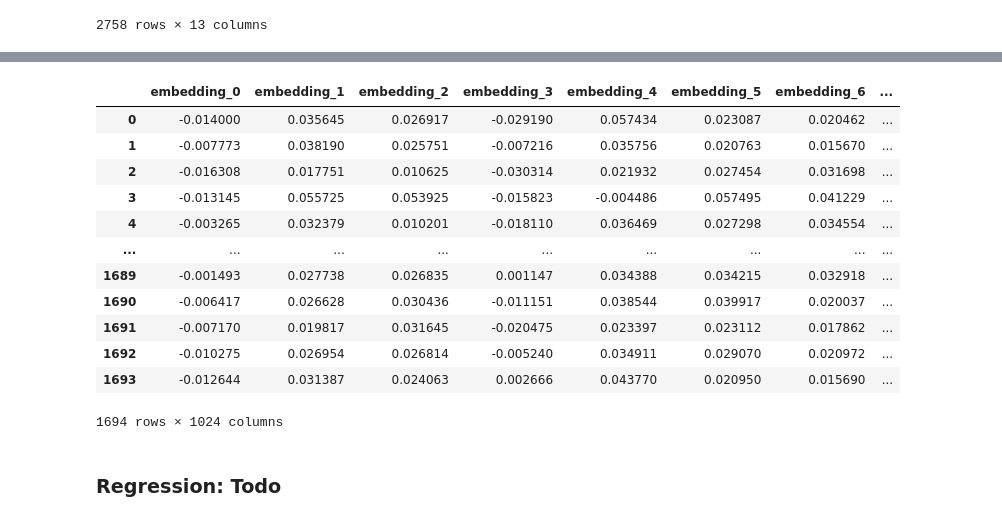
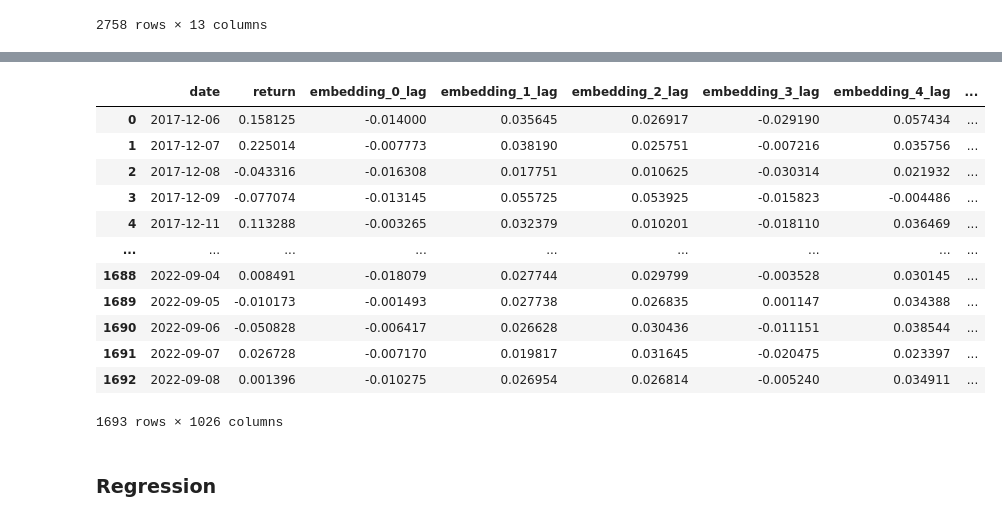
Before and after one commit to yeyechen/NLP-news-sentiment-on-cryptos, a Jupyter notebook: notebooks/embeddings.ipynb, the cells around one changed output, grey strips where cells are left out. Saved outputs shown, nothing was run; the diff lists cells and outputs as text; code cells hidden in the pictures.

Commit message:
Run Ridge regression with embeddings on btc returns

```diff
--- a/notebooks/embeddings.ipynb
+++ b/notebooks/embeddings.ipynb
@@ -190,7 +174,7 @@ import gc
 import json
 
 # load calculated embedding values from a saved file
-mistral_embed_df = pd.read_parquet('embeddings/mistral_embeddings.parquet')
+mistral_embed_df = pd.read_parquet('mistral_embeddings.parquet')
 
 # query news data
 client = Client(host=db_server_name, user=db_username, password=db_password)
@@ -317,5 +301,7 @@ mistal_embedding_btc_df
 17280 rows × 19 columns
 # %%
+import numpy as np
+
 daily_embed_df = (
     mistal_embedding_btc_df
     .groupby('date')
@@ -330,6 +316,8 @@ daily_embed_df = (
             }
         )
     )
-)
+).reset_index()
 
-daily_embed_df
+# lag embedding
+daily_embed_df['embedding_lag'] = daily_embed_df['embedding'].shift(1)
+daily_embed_df = daily_embed_df.drop(index=0, columns='embedding').reset_index(drop=True)
@@ -351,19 +324,26 @@ daily_embed_df
 # %%
-expanded_df = pd.DataFrame(daily_embed_df['embedding'].tolist(), columns=[f'embedding_{i}' for i in range(len(daily_embed_df['embedding'][0]))])
-expanded_df
+# expand the 'embedding' column into separate columns
+expanded_df = pd.DataFrame(
+    daily_embed_df['embedding_lag'].tolist(),
+    columns=[f'embedding_{i}_lag' for i in range(len(daily_embed_df['embedding_lag'][0]))]
+)
+
+daily_embed_df = pd.concat([daily_embed_df.drop(columns=['embedding_lag']), expanded_df], axis=1)
+
+daily_embed_df
 # %% [output]
-|  | embedding_0 | embedding_1 | embedding_2 | embedding_3 | embedding_4 | embedding_5 | embedding_6 | ... |
-| 0 | -0.014000 | 0.035645 | 0.026917 | -0.029190 | 0.057434 | 0.023087 | 0.020462 | ... |
-| 1 | -0.007773 | 0.038190 | 0.025751 | -0.007216 | 0.035756 | 0.020763 | 0.015670 | ... |
-| 2 | -0.016308 | 0.017751 | 0.010625 | -0.030314 | 0.021932 | 0.027454 | 0.031698 | ... |
-| 3 | -0.013145 | 0.055725 | 0.053925 | -0.015823 | -0.004486 | 0.057495 | 0.041229 | ... |
-| 4 | -0.003265 | 0.032379 | 0.010201 | -0.018110 | 0.036469 | 0.027298 | 0.034554 | ... |
+|  | date | return | embedding_0_lag | embedding_1_lag | embedding_2_lag | embedding_3_lag | embedding_4_lag | ... |
+| 0 | 2017-12-06 | 0.158125 | -0.014000 | 0.035645 | 0.026917 | -0.029190 | 0.057434 | ... |
+| 1 | 2017-12-07 | 0.225014 | -0.007773 | 0.038190 | 0.025751 | -0.007216 | 0.035756 | ... |
+| 2 | 2017-12-08 | -0.043316 | -0.016308 | 0.017751 | 0.010625 | -0.030314 | 0.021932 | ... |
+| 3 | 2017-12-09 | -0.077074 | -0.013145 | 0.055725 | 0.053925 | -0.015823 | -0.004486 | ... |
+| 4 | 2017-12-11 | 0.113288 | -0.003265 | 0.032379 | 0.010201 | -0.018110 | 0.036469 | ... |
 | ... | ... | ... | ... | ... | ... | ... | ... | ... |
-| 1689 | -0.001493 | 0.027738 | 0.026835 | 0.001147 | 0.034388 | 0.034215 | 0.032918 | ... |
-| 1690 | -0.006417 | 0.026628 | 0.030436 | -0.011151 | 0.038544 | 0.039917 | 0.020037 | ... |
-| 1691 | -0.007170 | 0.019817 | 0.031645 | -0.020475 | 0.023397 | 0.023112 | 0.017862 | ... |
-| 1692 | -0.010275 | 0.026954 | 0.026814 | -0.005240 | 0.034911 | 0.029070 | 0.020972 | ... |
-| 1693 | -0.012644 | 0.031387 | 0.024063 | 0.002666 | 0.043770 | 0.020950 | 0.015690 | ... |
+| 1688 | 2022-09-04 | 0.008491 | -0.018079 | 0.027744 | 0.029799 | -0.003528 | 0.030145 | ... |
+| 1689 | 2022-09-05 | -0.010173 | -0.001493 | 0.027738 | 0.026835 | 0.001147 | 0.034388 | ... |
+| 1690 | 2022-09-06 | -0.050828 | -0.006417 | 0.026628 | 0.030436 | -0.011151 | 0.038544 | ... |
+| 1691 | 2022-09-07 | 0.026728 | -0.007170 | 0.019817 | 0.031645 | -0.020475 | 0.023397 | ... |
+| 1692 | 2022-09-08 | 0.001396 | -0.010275 | 0.026954 | 0.026814 | -0.005240 | 0.034911 | ... |
-1694 rows × 1024 columns
+1693 rows × 1026 columns
 # %% [markdown]
-### Regression: Todo
+### Regression
```
Also changed, not shown: parts of 15 cells of this notebook.
